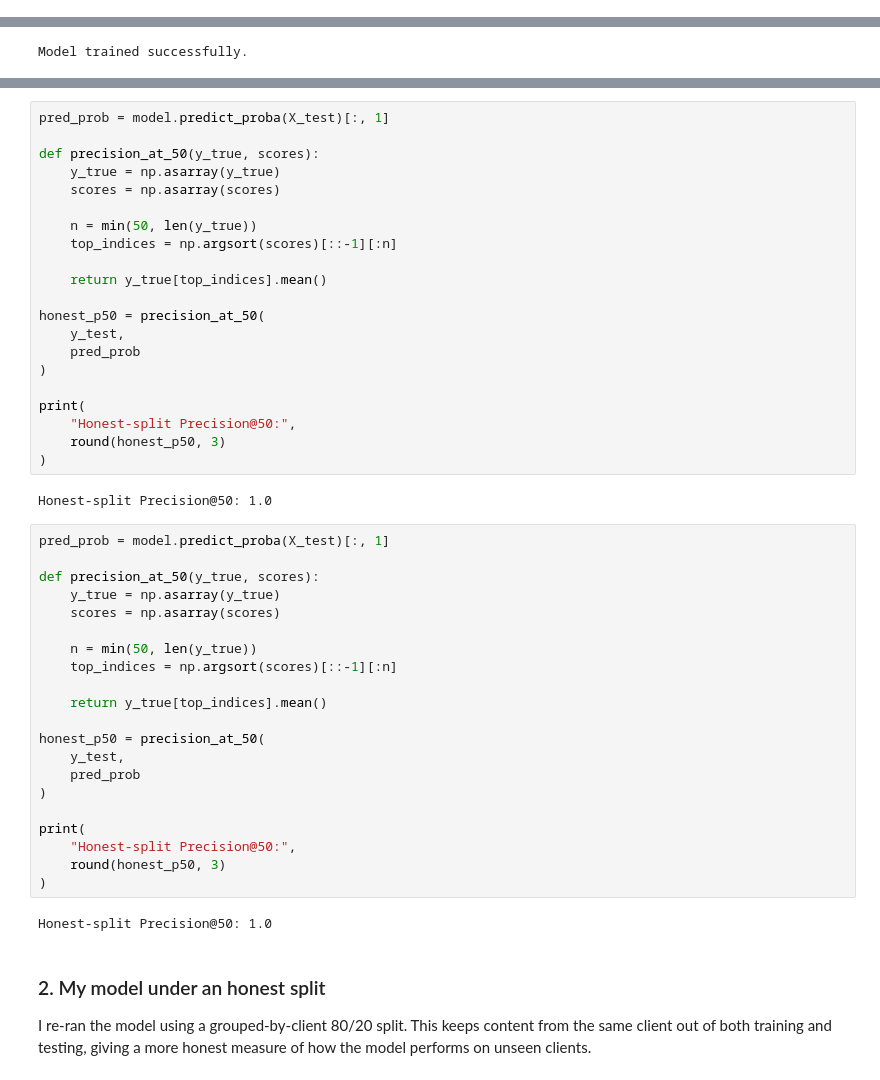
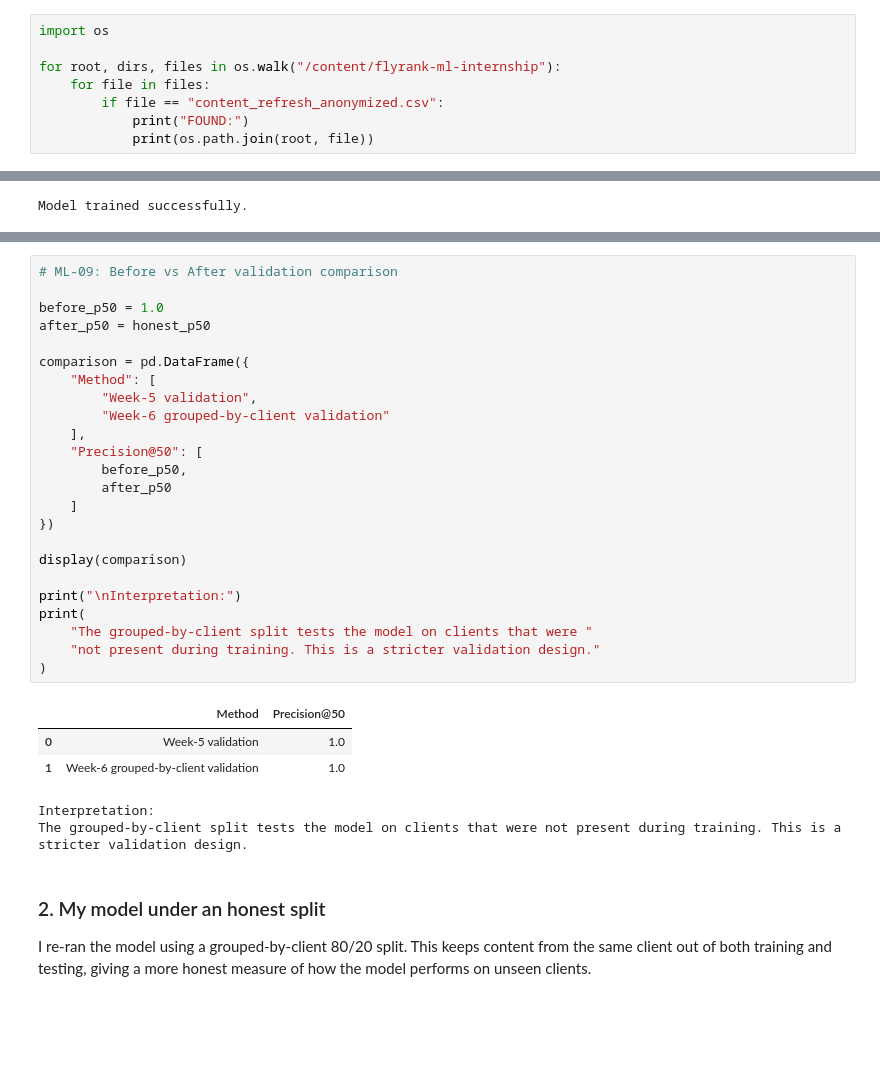
Before and after one commit to Duchalsoham12/flyrank-ml-internship, a Jupyter notebook: work/notebooks/w06_validation_audit.ipynb, the cells around one changed output, grey strips where cells are left out. Saved outputs shown, nothing was run; the diff lists cells and outputs as text; blank space fills up the shorter version.

```diff
--- a/work/notebooks/w06_validation_audit.ipynb
+++ b/work/notebooks/w06_validation_audit.ipynb
@@ -12,0 +17,8 @@ This skeleton is yours to fill. Work the sections **in order** — each one has
+# %%
+import os
+
+for root, dirs, files in os.walk("/content/flyrank-ml-internship"):
+    for file in files:
+        if file == "content_refresh_anonymized.csv":
+            print("FOUND:")
+            print(os.path.join(root, file))
@@ -267,49 +456,33 @@ Model trained successfully.
 # %%
-pred_prob = model.predict_proba(X_test)[:, 1]
+# ML-09: Before vs After validation comparison
 
-def precision_at_50(y_true, scores):
-    y_true = np.asarray(y_true)
-    scores = np.asarray(scores)
+before_p50 = 1.0
+after_p50 = honest_p50
 
-    n = min(50, len(y_true))
-    top_indices = np.argsort(scores)[::-1][:n]
+comparison = pd.DataFrame({
+    "Method": [
+        "Week-5 validation",
+        "Week-6 grouped-by-client validation"
+    ],
+    "Precision@50": [
+        before_p50,
+        after_p50
+    ]
+})
 
-    return y_true[top_indices].mean()
+display(comparison)
 
-honest_p50 = precision_at_50(
-    y_test,
-    pred_prob
+print("\nInterpretation:")
+print(
+    "The grouped-by-client split tests the model on clients that were "
+    "not present during training. This is a stricter validation design."
 )
-
-print(
-    "Honest-split Precision@50:",
-    round(honest_p50, 3)
-)
 # %% [output]
+|  | Method | Precision@50 |
+| 0 | Week-5 validation | 1.0 |
+| 1 | Week-6 grouped-by-client validation | 1.0 |
-Honest-split Precision@50: 1.0
+Interpretation:
+The grouped-by-client split tests the model on clients that were not present during training. This is a stricter validation design.
-# %%
-pred_prob = model.predict_proba(X_test)[:, 1]
-
-def precision_at_50(y_true, scores):
-    y_true = np.asarray(y_true)
-    scores = np.asarray(scores)
-
-    n = min(50, len(y_true))
-    top_indices = np.argsort(scores)[::-1][:n]
-
-    return y_true[top_indices].mean()
-
-honest_p50 = precision_at_50(
-    y_test,
-    pred_prob
-)
-
-print(
-    "Honest-split Precision@50:",
-    round(honest_p50, 3)
-)
-# %% [output]
-Honest-split Precision@50: 1.0
 # %% [markdown]
 ### 2. My model under an honest split
 
```
Also changed, not shown: parts of 20 cells of this notebook.
